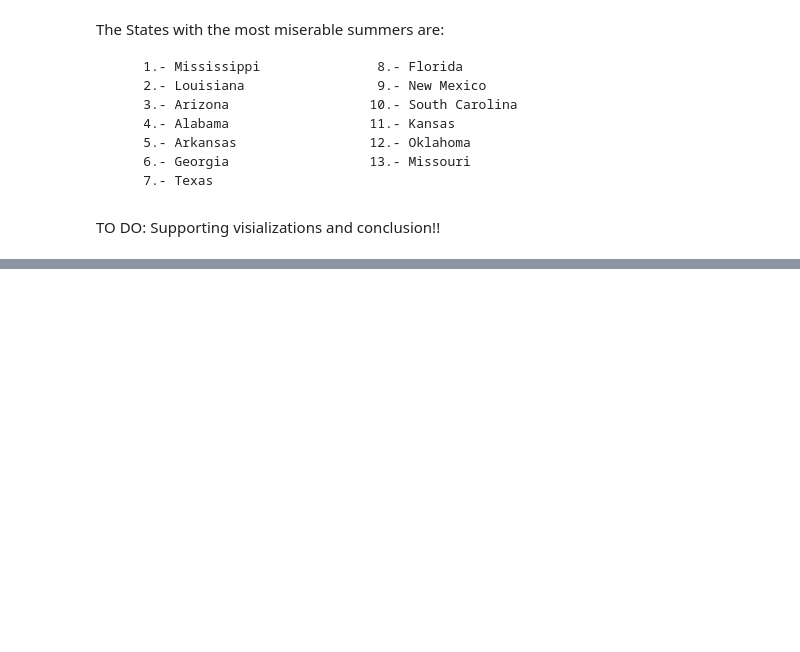
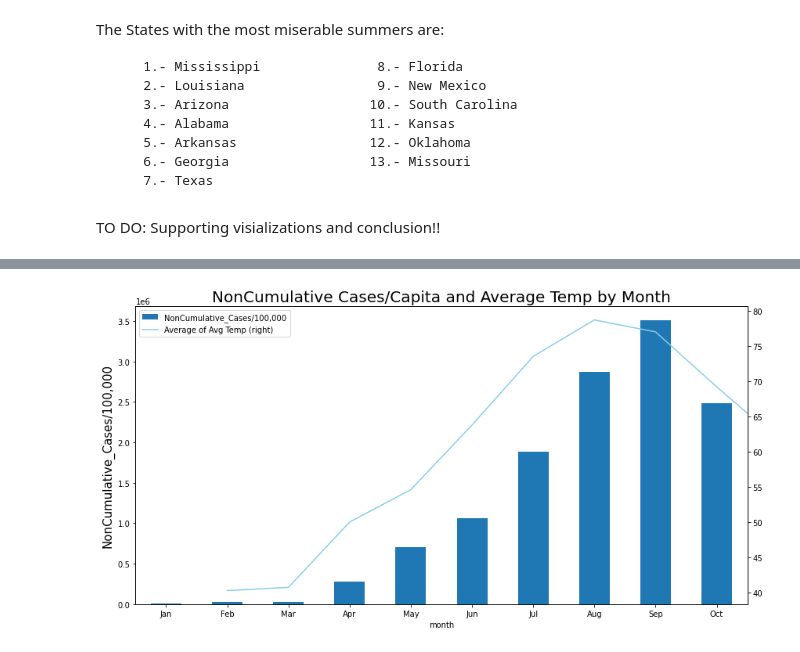
Before and after one commit to asalinas0328/COVID-19_Tempearture_Effects_Study, a Jupyter notebook: COVID19_Temperature_Effects_Research.ipynb, the cells around one changed output, grey strips where cells are left out. Drawn from its saved outputs; the diff is of its cells as text; code cells hidden in the pictures; blank space fills up the shorter version.

```diff
--- a/COVID19_Temperature_Effects_Research.ipynb
+++ b/COVID19_Temperature_Effects_Research.ipynb
@@ -174,0 +194,5 @@ TO DO: Supporting visializations and conclusion!!
+# %%
+import string
+data_c=data.copy()
+data_c['month']=data['Date'].dt.month
+data_c.head()
@@ -174,0 +206,10 @@ TO DO: Supporting visializations and conclusion!!
+# %%
+data_c.groupby('month')['NonCumulative_Cases/100,000'].agg('sum').plot(kind='bar',figsize=(14,7),label='NonCumulative_Cases/100,000',legend=True)
+plt.ylabel('NonCumulative_Cases/100,000',fontsize=15)
+plt.xticks([0,1,2,3,4,5,6,7,8,9],labels=['Jan','Feb','Mar','Apr','May','Jun','Jul','Aug','Sep','Oct'])
+data_c.groupby('month')['Avg_Temp'].agg('mean').plot(secondary_y=True,label='Average of Avg Temp',legend=True,color='skyblue')
+plt.title('NonCumulative Cases/Capita and Average Temp by Month',fontsize=20)
+
+plt.show()
+# %% [output]
+[figure, added]
```
Also changed, not shown: parts of 20 cells of this notebook.
